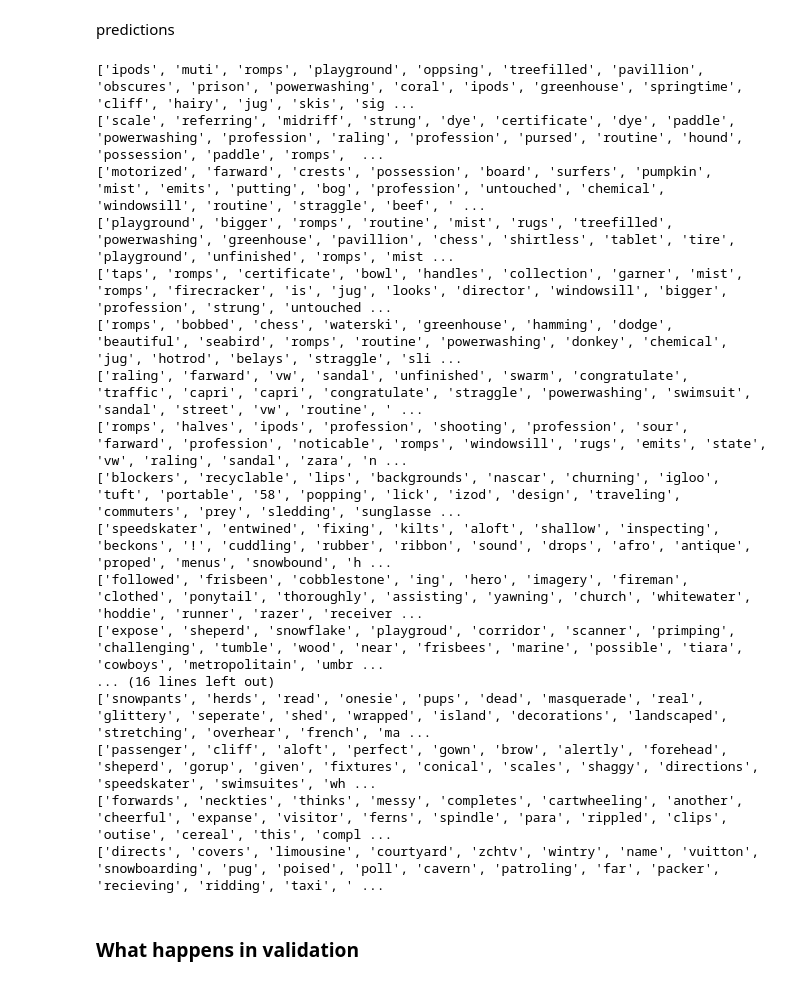
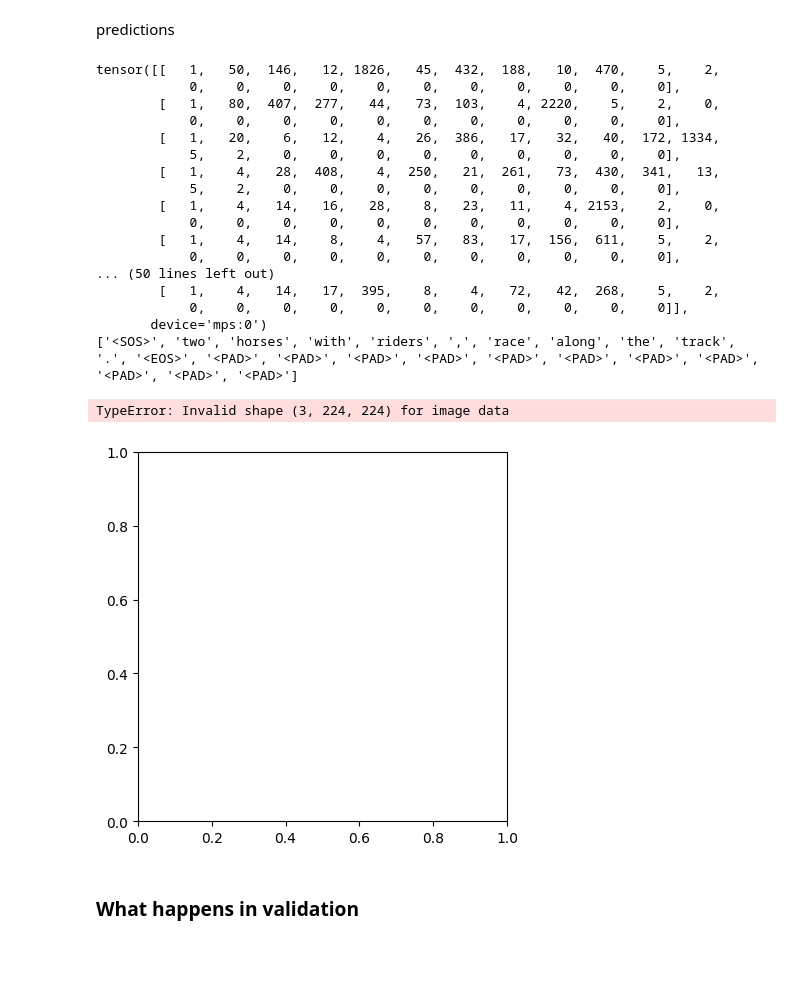
Before and after one commit to natek-1/Image-Captioning, a Jupyter notebook: research/show attend and tell.ipynb, the cells around one changed output. Drawn from its saved outputs; the diff is of its cells as text; code cells hidden in the pictures; blank space fills up the shorter version.

```diff
--- a/research/show attend and tell.ipynb
+++ b/research/show attend and tell.ipynb
@@ -531,9 +533,8 @@ class Encoder(nn.Module):
 
     def __init__(self):
         super(Encoder, self).__init__()
-        model = vgg19("VGG19_Weights.IMAGENET1K_V1")
-        self.model = list(model.features.children())[:-1]
-        self.model = nn.Sequential(*self.model)
+        self.net = vgg19(pretrained=True)
+        self.model = nn.Sequential(*list(self.net.features.children())[:-1])
         self.dim = 512
 
     def fine_tine(self, finetune=False):
@@ -707,10 +706,14 @@ class Decoder(nn.Module):
 
 
     def forward(self, encoder_out, caption):
+        print("first image encoder out:", encoder_out[0,80:120,230:271]) #enocder out for first image
+        #print("sum of first enocder out:", encoder_out[0].sum(dim=-1))
 
         embeddings = self.embedding(caption)
 
         h, c = self.init_hidden_state(encoder_out)
+        print("First hidden and h:", h[0])
+        print("First c to go into lstm:", c[0])
         device = h.device
 
         predictions = torch.zeros(caption.shape[0], caption.shape[1], self.vocab_size).to(device)
@@ -718,16 +721,19 @@ class Decoder(nn.Module):
 
         for i in range(caption.size(-1)):
             weighted_context, alpha = self.attention(encoder_out, h)
-            gate = self.sigmoid(self.f_beta(h))
-            weighted_context = gate * weighted_context
+            #gate = self.sigmoid(self.f_beta(h))
+            #weighted_context = gate * weighted_context
             lstm_input = torch.cat([embeddings[:,i,:], weighted_context], dim=1)
             h, c = self.lstm(lstm_input, (h, c))
             word_prop = self.output(self.dropout(h))
+
             for j in range(word_prop.size(0)):
                 predictions[j,i] = word_prop[j]
-            for j in range(alpha.size(0)):
-                alphas[j,i] = alpha[j]
+            alphas[:,i,:] = alpha
 
+        print("fist prediction: ", predictions[0])
+        print("first alpha:", alphas[0])
+        print("alpha sum", alphas[0].max(dim=1))
         return predictions, alphas
 # %% [markdown]
 ### test decoder
@@ -814,7 +820,7 @@ class Caption(nn.Module):
 
             return [vocab.itos[idx] for idx in result_caption] #return the final sentence
 
-    def beam_search(self, img, k, vocab=vocabulary):
+    def beam_search(self, img, k, vocab):
         with torch.no_grad():
             encoder_out = self.encoder(img) # (1, num_pixels, encoder_dim)
             num_pixels = encoder_out.size(1)
@@ -1011,15 +1017,15 @@ def val_epoch(val_loader, captioner, criterion, device, optimizer, alpha_c, epoc
 # %%
 # model parameters
 
-embed_dim = 512
+embed_dim = 64
 attention_dim = 64
 decoder_dim = 64
 encoder_dim = 512
-learning_rate = 1e-6
+learning_rate = 1e-7
 alpha_c = 1.
-vocab_size = len(vocabulary)
 vocabulary = Vocabulary(1)
 vocabulary.build_vocabulary(pd.read_csv("data/captions.txt").caption.to_list())
+vocab_size = len(vocabulary)
 epochs = 100
 best_blue_4 = 0
 path = "model/best_model.pth"
@@ -1087,31 +1190,40 @@ predictions
 # %%
 for images, captions in train_loader:
     images = images.to(device)
     captions = captions.to(device)
+    print(captions)
+    for idxs in captions.tolist():
+        sent = [vocabulary.itos[idx] for idx in idxs]
+        print(sent)
+        break
+    plt.imshow(images[0].cpu())
+    break
     predictions, alphas = model(images, captions)
     indexes = predictions.argmax(dim=-1)
     for idx in indexes.tolist():
         sent = [vocabulary.itos[idx] for idx in idx]
         print(sent)
     break
 # %% [output]
-['ipods', 'muti', 'romps', 'playground', 'oppsing', 'treefilled', 'pavillion', 'obscures', 'prison', 'powerwashing', 'coral', 'ipods', 'greenhouse', 'springtime', 'cliff', 'hairy', 'jug', 'skis', 'sig ...
-['scale', 'referring', 'midriff', 'strung', 'dye', 'certificate', 'dye', 'paddle', 'powerwashing', 'profession', 'raling', 'profession', 'pursed', 'routine', 'hound', 'possession', 'paddle', 'romps',  ...
-['motorized', 'farward', 'crests', 'possession', 'board', 'surfers', 'pumpkin', 'mist', 'emits', 'putting', 'bog', 'profession', 'untouched', 'chemical', 'windowsill', 'routine', 'straggle', 'beef', ' ...
-['playground', 'bigger', 'romps', 'routine', 'mist', 'rugs', 'treefilled', 'powerwashing', 'greenhouse', 'pavillion', 'chess', 'shirtless', 'tablet', 'tire', 'playground', 'unfinished', 'romps', 'mist ...
-['taps', 'romps', 'certificate', 'bowl', 'handles', 'collection', 'garner', 'mist', 'romps', 'firecracker', 'is', 'jug', 'looks', 'director', 'windowsill', 'bigger', 'profession', 'strung', 'untouched ...
-['romps', 'bobbed', 'chess', 'waterski', 'greenhouse', 'hamming', 'dodge', 'beautiful', 'seabird', 'romps', 'routine', 'powerwashing', 'donkey', 'chemical', 'jug', 'hotrod', 'belays', 'straggle', 'sli ...
-['raling', 'farward', 'vw', 'sandal', 'unfinished', 'swarm', 'congratulate', 'traffic', 'capri', 'capri', 'congratulate', 'straggle', 'powerwashing', 'swimsuit', 'sandal', 'street', 'vw', 'routine', ' ...
-['romps', 'halves', 'ipods', 'profession', 'shooting', 'profession', 'sour', 'farward', 'profession', 'noticable', 'romps', 'windowsill', 'rugs', 'emits', 'state', 'vw', 'raling', 'sandal', 'zara', 'n ...
-['blockers', 'recyclable', 'lips', 'backgrounds', 'nascar', 'churning', 'igloo', 'tuft', 'portable', '58', 'popping', 'lick', 'izod', 'design', 'traveling', 'commuters', 'prey', 'sledding', 'sunglasse ...
-['speedskater', 'entwined', 'fixing', 'kilts', 'aloft', 'shallow', 'inspecting', 'beckons', '!', 'cuddling', 'rubber', 'ribbon', 'sound', 'drops', 'afro', 'antique', 'proped', 'menus', 'snowbound', 'h ...
-['followed', 'frisbeen', 'cobblestone', 'ing', 'hero', 'imagery', 'fireman', 'clothed', 'ponytail', 'thoroughly', 'assisting', 'yawning', 'church', 'whitewater', 'hoddie', 'runner', 'razer', 'receiver ...
-['expose', 'sheperd', 'snowflake', 'playgroud', 'corridor', 'scanner', 'primping', 'challenging', 'tumble', 'wood', 'near', 'frisbees', 'marine', 'possible', 'tiara', 'cowboys', 'metropolitain', 'umbr ...
-... (16 lines left out)
-['snowpants', 'herds', 'read', 'onesie', 'pups', 'dead', 'masquerade', 'real', 'glittery', 'seperate', 'shed', 'wrapped', 'island', 'decorations', 'landscaped', 'stretching', 'overhear', 'french', 'ma ...
-['passenger', 'cliff', 'aloft', 'perfect', 'gown', 'brow', 'alertly', 'forehead', 'sheperd', 'gorup', 'given', 'fixtures', 'conical', 'scales', 'shaggy', 'directions', 'speedskater', 'swimsuites', 'wh ...
-['forwards', 'neckties', 'thinks', 'messy', 'completes', 'cartwheeling', 'another', 'cheerful', 'expanse', 'visitor', 'ferns', 'spindle', 'para', 'rippled', 'clips', 'outise', 'cereal', 'this', 'compl ...
-['directs', 'covers', 'limousine', 'courtyard', 'zchtv', 'wintry', 'name', 'vuitton', 'snowboarding', 'pug', 'poised', 'poll', 'cavern', 'patroling', 'far', 'packer', 'recieving', 'ridding', 'taxi', ' ...
+tensor([[   1,   50,  146,   12, 1826,   45,  432,  188,   10,  470,    5,    2,
+            0,    0,    0,    0,    0,    0,    0,    0,    0,    0,    0],
+        [   1,   80,  407,  277,   44,   73,  103,    4, 2220,    5,    2,    0,
+            0,    0,    0,    0,    0,    0,    0,    0,    0,    0,    0],
+        [   1,   20,    6,   12,    4,   26,  386,   17,   32,   40,  172, 1334,
+            5,    2,    0,    0,    0,    0,    0,    0,    0,    0,    0],
+        [   1,    4,   28,  408,    4,  250,   21,  261,   73,  430,  341,   13,
+            5,    2,    0,    0,    0,    0,    0,    0,    0,    0,    0],
+        [   1,    4,   14,   16,   28,    8,   23,   11,    4, 2153,    2,    0,
+            0,    0,    0,    0,    0,    0,    0,    0,    0,    0,    0],
+        [   1,    4,   14,    8,    4,   57,   83,   17,  156,  611,    5,    2,
+            0,    0,    0,    0,    0,    0,    0,    0,    0,    0,    0],
+... (50 lines left out)
+        [   1,    4,   14,   17,  395,    8,    4,   72,   42,  268,    5,    2,
+            0,    0,    0,    0,    0,    0,    0,    0,    0,    0,    0]],
+       device='mps:0')
+['<SOS>', 'two', 'horses', 'with', 'riders', ',', 'race', 'along', 'the', 'track', '.', '<EOS>', '<PAD>', '<PAD>', '<PAD>', '<PAD>', '<PAD>', '<PAD>', '<PAD>', '<PAD>', '<PAD>', '<PAD>', '<PAD>']
+TypeError: Invalid shape (3, 224, 224) for image data
+[figure, added]
 # %% [markdown]
 ### What happens in validation
 # %%
```
Also changed, not shown: parts of 7 cells of this notebook, 1 other file.
